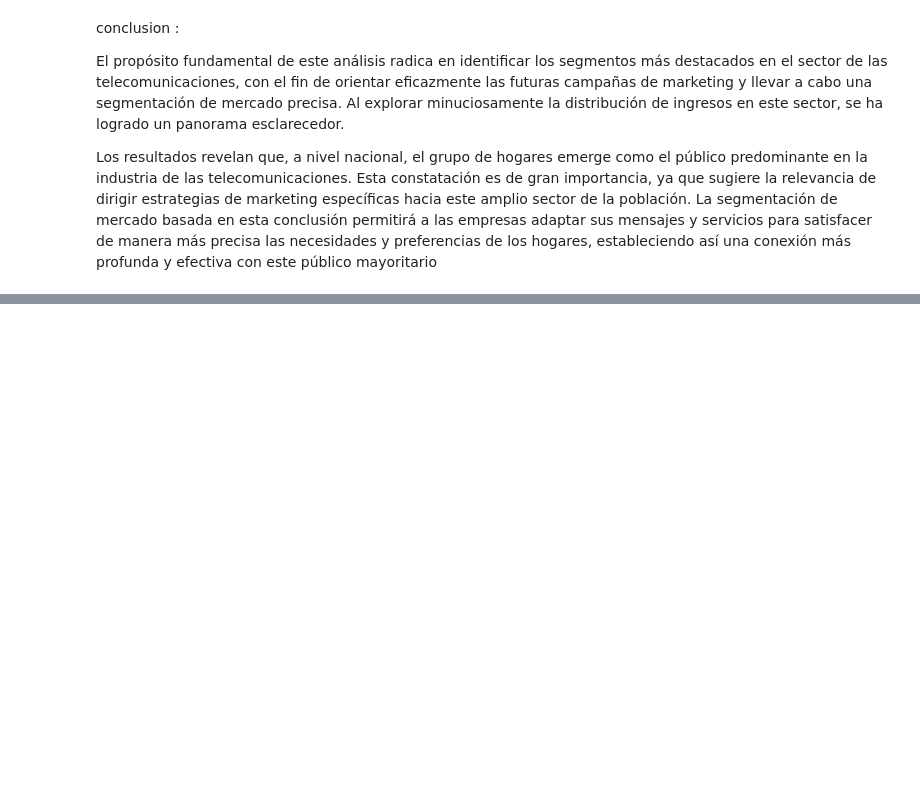
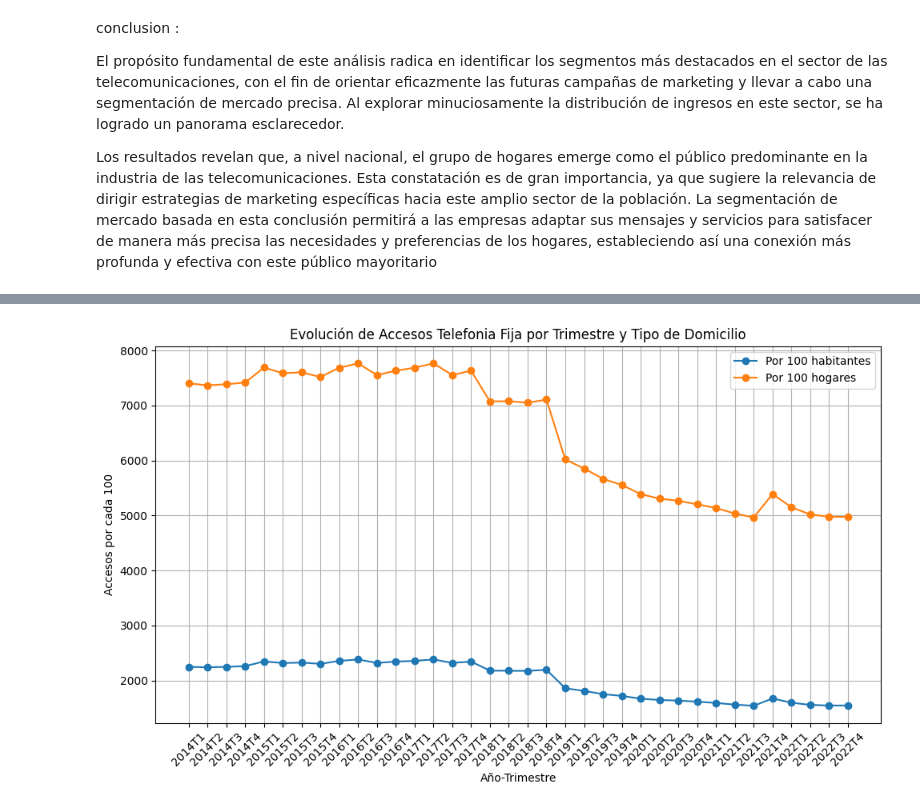
Before and after one commit to TabeSebastian/proyecto_final_henry_2, a Jupyter notebook: 3_eda_telefonia_movil.ipynb, the cells around one changed output, grey strips where cells are left out. Drawn from its saved outputs; the diff is of its cells as text; code cells hidden in the pictures; blank space fills up the shorter version.

```diff
--- a/3_eda_telefonia_movil.ipynb
+++ b/3_eda_telefonia_movil.ipynb
@@ -70,3 +70,8 @@ conclusion :
 El propósito fundamental de este análisis radica en identificar los segmentos más destacados en el sector de las telecomunicaciones, con el fin de orientar eficazmente las futuras campañas de marketing y llevar a cabo una segmentación de mercado precisa. Al explorar minuciosamente la distribución de ingresos en este sector, se ha logrado un panorama esclarecedor.
 
 Los resultados revelan que, a nivel nacional, el grupo de hogares emerge como el público predominante en la industria de las telecomunicaciones. Esta constatación es de gran importancia, ya que sugiere la relevancia de dirigir estrategias de marketing específicas hacia este amplio sector de la población. La segmentación de mercado basada en esta conclusión permitirá a las empresas adaptar sus mensajes y servicios para satisfacer de manera más precisa las necesidades y preferencias de los hogares, estableciendo así una conexión más profunda y efectiva con este público mayoritario
+# %%
+# abro datasets a utilizar
+Penetración_nacional_telefoníafija = pd.read_csv('datasests/telefonia_movil/Penetración_nacional_telefoníafija.csv')
+
+Penetración_nacional_telefoníafija.head()
@@ -72,0 +85,27 @@ Los resultados revelan que, a nivel nacional, el grupo de hogares emerge como el
+# %%
+# Crear una columna que combine Año y Trimestre para el eje X
+Penetración_nacional_telefoníafija['Año-Trimestre'] = Penetración_nacional_telefoníafija['Año'].astype(str) + 'T' + Penetración_nacional_telefoníafija['Trimestre'].astype(str)
+
+# Ordenar el DataFrame
+Penetración_nacional_telefoníafija = Penetración_nacional_telefoníafija.sort_values(['Año', 'Trimestre'])
+
+# Crear un gráfico de líneas para ambas series de datos
+plt.figure(figsize=(10, 6))
+plt.plot(Penetración_nacional_telefoníafija['Año-Trimestre'], Penetración_nacional_telefoníafija['Accesos telefonia fija por cada 100 hab'], marker='o', label='Por 100 habitantes')
+plt.plot(Penetración_nacional_telefoníafija['Año-Trimestre'], Penetración_nacional_telefoníafija['Accesos telefonia fija por cada 100 hogares'], marker='o', label='Por 100 hogares')
+
+# Configurar etiquetas y título del gráfico
+plt.xlabel('Año-Trimestre')
+plt.ylabel('Accesos por cada 100')
+plt.title('Evolución de Accesos Telefonia Fija por Trimestre y Tipo de Domicilio')
+plt.xticks(rotation=45)
+plt.grid(True)
+
+# Agregar una leyenda
+plt.legend()
+
+# Mostrar el gráfico
+plt.tight_layout()
+plt.show()
+# %% [output]
+[figure, added]
```
Also changed, not shown: parts of 2 cells of this notebook, 2 other files.
